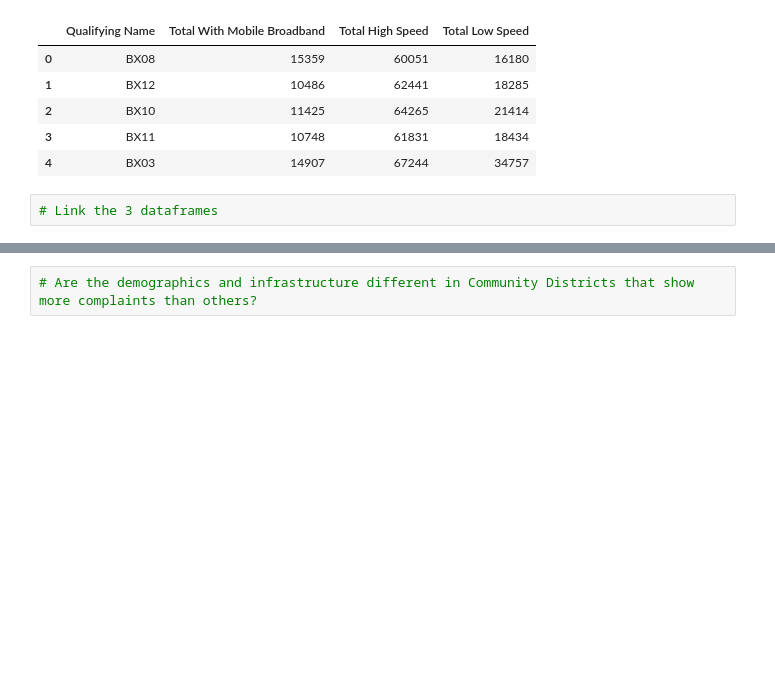
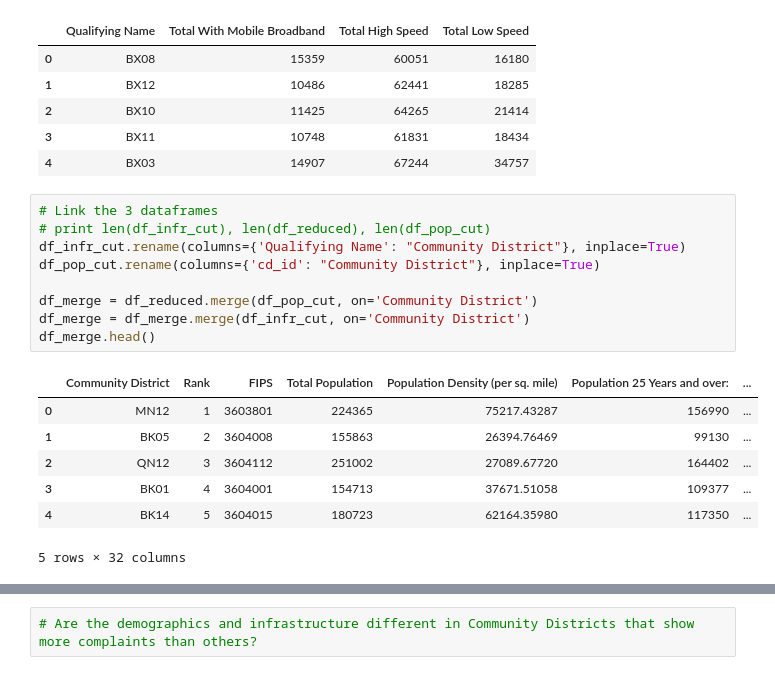
Before and after one commit to iwsstuart/PUI2016_is1480, a Jupyter notebook: HW8_is1480/Data Linkage Lab.ipynb, the cells around one changed output, grey strips where cells are left out. Cells and saved outputs as stored; diff of their text form; blank space fills up the shorter version.

```diff
--- a/HW8_is1480/Data Linkage Lab.ipynb
+++ b/HW8_is1480/Data Linkage Lab.ipynb
@@ -512,5 +512,20 @@ See the caveats in the documentation: http://pandas.pydata.org/pandas-docs/stabl
 | 2 | BX10 | 11425 | 64265 | 21414 |
 | 3 | BX11 | 10748 | 61831 | 18434 |
 | 4 | BX03 | 14907 | 67244 | 34757 |
-# %%
-# Link the 3 dataframes
+# %%
+# Link the 3 dataframes
+# print len(df_infr_cut), len(df_reduced), len(df_pop_cut)
+df_infr_cut.rename(columns={'Qualifying Name': "Community District"}, inplace=True)
+df_pop_cut.rename(columns={'cd_id': "Community District"}, inplace=True)
+
+df_merge = df_reduced.merge(df_pop_cut, on='Community District')
+df_merge = df_merge.merge(df_infr_cut, on='Community District')
+df_merge.head()
+# %% [output]
+|  | Community District | Rank | FIPS | Total Population | Population Density (per sq. mile) | Population 25 Years and over: | ... |
+| 0 | MN12 | 1 | 3603801 | 224365 | 75217.43287 | 156990 | ... |
+| 1 | BK05 | 2 | 3604008 | 155863 | 26394.76469 | 99130 | ... |
+| 2 | QN12 | 3 | 3604112 | 251002 | 27089.67720 | 164402 | ... |
+| 3 | BK01 | 4 | 3604001 | 154713 | 37671.51058 | 109377 | ... |
+| 4 | BK14 | 5 | 3604015 | 180723 | 62164.35980 | 117350 | ... |
+5 rows × 32 columns
```
Also changed, not shown: parts of 3 cells of this notebook.
